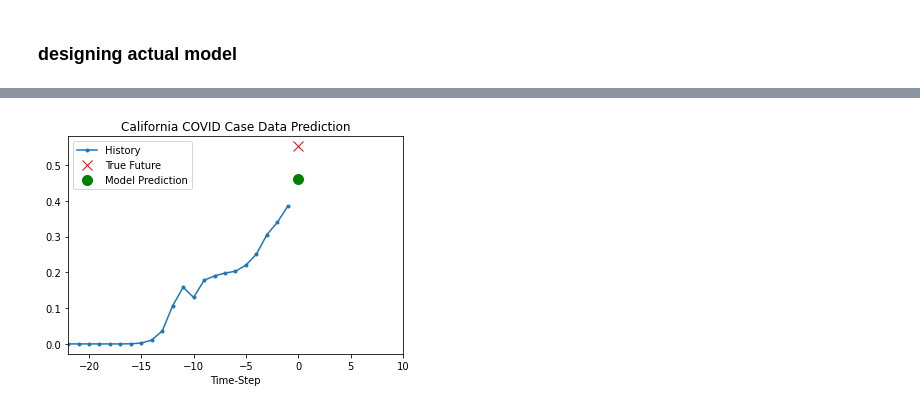
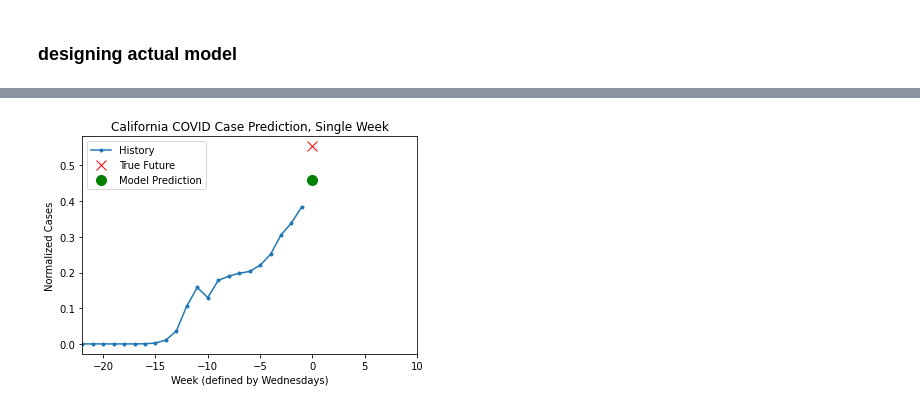
Before and after one commit to tamjazad/ml-covid19, a Jupyter notebook: flu-trained-models/california/cali_flu_temp_nextWed.ipynb, the cells around one changed output, grey strips where cells are left out. Cells and saved outputs as stored; diff of their text form; code cells hidden in the pictures.

Commit message:
edited some graph labeling stuff for cali single week

```diff
--- a/flu-trained-models/california/cali_flu_temp_nextWed.ipynb
+++ b/flu-trained-models/california/cali_flu_temp_nextWed.ipynb
@@ -11,8 +13,13 @@ import sklearn
 from sklearn import preprocessing
 # %% [markdown]
 ### getting historical flu data
-# %%
-flu_dir = "../../cdc-fludata/us_national/"
+# %%
+system = "Windows"
+
+if system == "Windows":
+    flu_dir = "..\\..\\..\\cdc-fludata\\us_national\\"
+else:
+    flu_dir = "../../../cdc-fludata/us_national/"
 # %%
 flu_dictionary = {}
 
@@ -102,7 +109,10 @@ Length: 1148, dtype: float64
 # %% [markdown]
 ## Getting COVID-19 Case Data
 # %%
-datapath = "../../COVID-19/csse_covid_19_data/csse_covid_19_time_series/"
+if system == "Windows":
+    datapath = "..\\..\\..\\COVID-19\\csse_covid_19_data\\csse_covid_19_time_series\\"
+else:
+    datapath = "../../../COVID-19/csse_covid_19_data/csse_covid_19_time_series/"
 
 # Choose from "US Cases", "US Deaths", "World Cases", "World Deaths", "World Recoveries"
 key = "US Cases"
@@ -393,7 +403,8 @@ def show_plot(plot_data, delta, title):
       plt.plot(time_steps, plot_data[i].flatten(), marker[i], label=labels[i])
   plt.legend()
   plt.xlim([time_steps[0], (future+5)*2])
-  plt.xlabel('Time-Step')
+  plt.xlabel('Week (defined by Wednesdays)')
+  plt.ylabel('Normalized Cases')
   return plt
 # %%
 for x, y in train_data_single.take(10):
@@ -416,8 +427,8 @@ for x, y in train_data_single.take(10):
 # %%
 for x, y in test_data_single.take(1):
   plot = show_plot([x[0][:, 1].numpy(), y[0].numpy(),
                     lstm_prediction_model.predict(x)[0]], 0,
-                   'California COVID Case Data Prediction')
+                   'California COVID Case Prediction, Single Week')
   plot.show()
 # %% [output]
-[figure, old version]
+[figure, new version]
```
Also changed, not shown: parts of 11 cells of this notebook.
